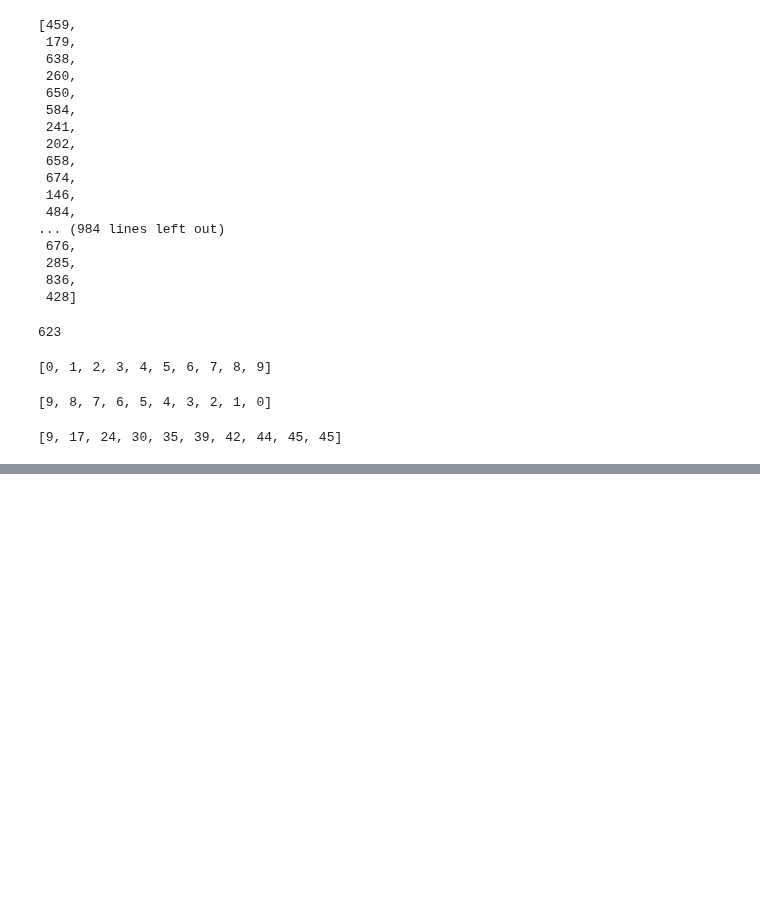
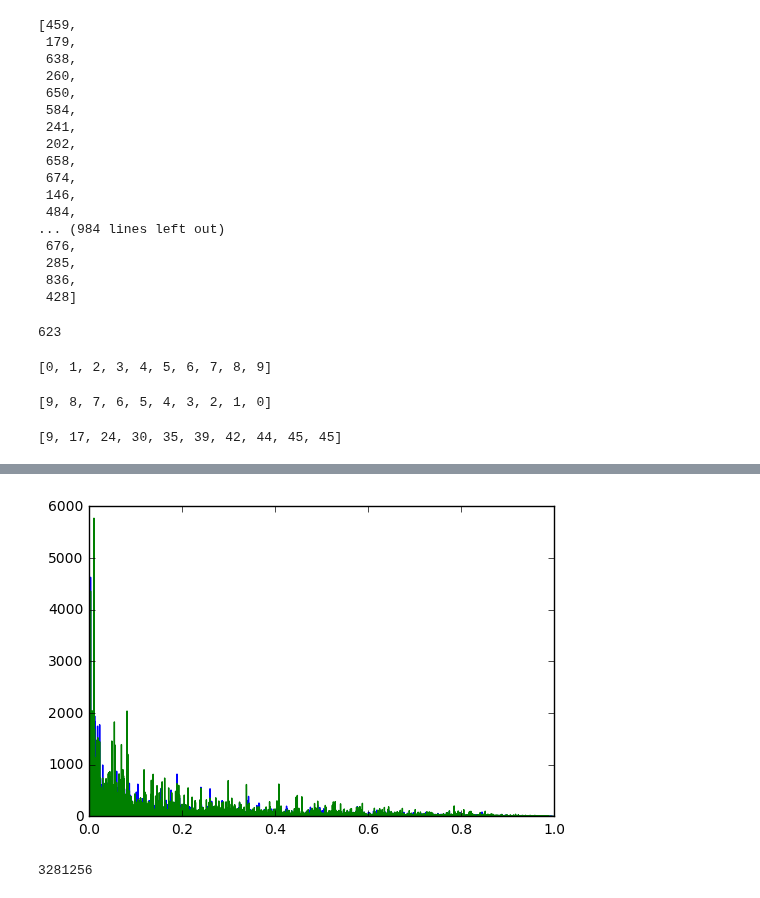
Before and after one commit to SubhankarGhosh/NetworkX, a Jupyter notebook: Trials.ipynb, the cells around one changed output, grey strips where cells are left out. Cells and saved outputs as stored; diff of their text form; code cells hidden in the pictures; blank space fills up the shorter version.

```diff
--- a/Trials.ipynb
+++ b/Trials.ipynb
@@ -555,0 +615,8 @@ lsttemp
+# %%
+#nratingslst = [c for a,b,c,d in vidsdfsorted]
+nratingslst = [c for a,b,c,d in vidsdf]
+#print(nratingslst)
+# %%
+#ncommentslst = [d for a,b,c,d in vidsdfsorted]
+ncommentslst = [d for a,b,c,d in vidsdf]
+#print(ncommentslst)
@@ -555,0 +642,11 @@ lsttemp
+# %%
+plt.plot(t,nratingslst,'b')
+plt.plot(t,ncommentslst,'g')
+plt.ylim(0, 6000)
+plt.show()
+# %% [output]
+[figure, added]
+# %%
+nviewslst[0]
+# %% [output]
+3281256
```
Also changed, not shown: parts of 16 cells of this notebook, 2 other files.
